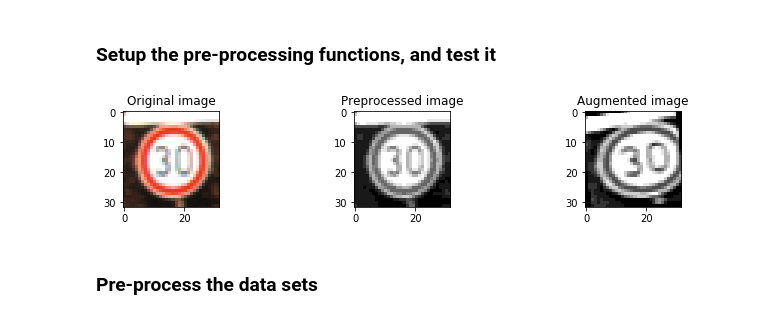
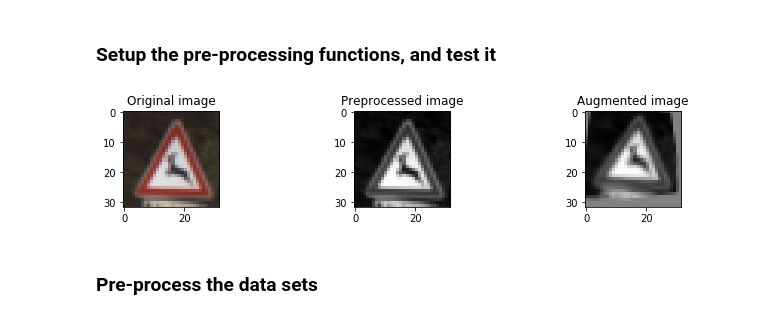
Before and after one commit to vssrcj/traffic-sign-classifier, a Jupyter notebook: Traffic_Sign_Classifier.ipynb, the cells around one changed output. Cells and saved outputs as stored; diff of their text form; code cells hidden in the pictures.

```diff
--- a/Traffic_Sign_Classifier.ipynb
+++ b/Traffic_Sign_Classifier.ipynb
@@ -70,6 +70,13 @@ with open(validation_file, mode='rb') as f:
     valid_init = data_loader(f)
 with open(testing_file, mode='rb') as f:
     test_init  = data_loader(f)
+
+with open(training_file, mode='rb') as f:
+    train = pickle.load(f)
+with open(validation_file, mode='rb') as f:
+    valid = pickle.load(f)
+with open(testing_file, mode='rb') as f:
+    test = pickle.load(f)
 # %% [markdown]
 ---
 
@@ -271,25 +255,55 @@ def augment_img(im):
+# %%
+# Augment Image.  In some sign categories, there are not enough images.
+# Copies of these images are then made, and augmented/transformed to provide additional examples.
+def augment_img(im):
+    def warp(img):
+        dx, dy = np.random.randint(-1.7, 1.8, 2)
+        matrix = np.float32([[1, 0, dx], [0, 1, dy]])
+        x, y, _ = im.shape
+        return cv2.warpAffine(img, matrix, (x, y))
+
+    def transform(img):
+        rand_high = random.randint(27, 32)
+        rand_low  = random.randint(0, 5)
+        p1 = np.float32([[0,0],[32,0],[0,32],[32,32]])
+        p2 = np.float32([
+            [0, 0],
+            [rand_high, rand_low],
+            [rand_low, 32],
+            [32, rand_high]
+        ])
+        matrix = cv2.getPerspectiveTransform(p1, p2)
+        return cv2.warpPerspective(img, matrix, (32,32))
+
+    def rotate(img):
+        tilt = random.randint(-12, 12)
+        x, y, _ = img.shape
+        matrix = cv2.getRotationMatrix2D((x/2, y/2), tilt, 1)
+        return cv2.warpAffine(img, matrix, (x, y))
+
+    return np.reshape(warp(transform(rotate(im))), (32, 32, 1))
 # %%
 def print_transformation():
-    i = 3000 # random.randint(0, len(train_init.images))
+    i = 500 # random.randint(0, len(train_init.images))
     ims = train_init.images[i]
     sign = train_init.signs[i]
 
     plt.figure(figsize=(10, 10))
     plt.subplot(1, 5, 1)
     plt.title("Original image", wrap=True)
     plt.imshow(ims)
 
     plt.subplot(1, 5, 3)
     plt.title("Preprocessed image", wrap=True)
-    plt.imshow(preprocess_img(ims).squeeze(), cmap='gray')
+    plt.imshow(train_pre.images[i].squeeze(), cmap='gray')
 
     plt.subplot(1, 5, 5)
     plt.title("Augmented image", wrap=True)
-    plt.imshow(augment_img(ims).squeeze(), cmap='gray')
+    plt.imshow(augment_img(train_pre.images[i]).squeeze(), cmap='gray')
 
 print_transformation()
 # %% [output]
-[figure, old version]
+[figure, new version]
 # %% [markdown]
 ### Pre-process the data sets
 # %%
```
Also changed, not shown: parts of 17 cells of this notebook, 8 other files.
